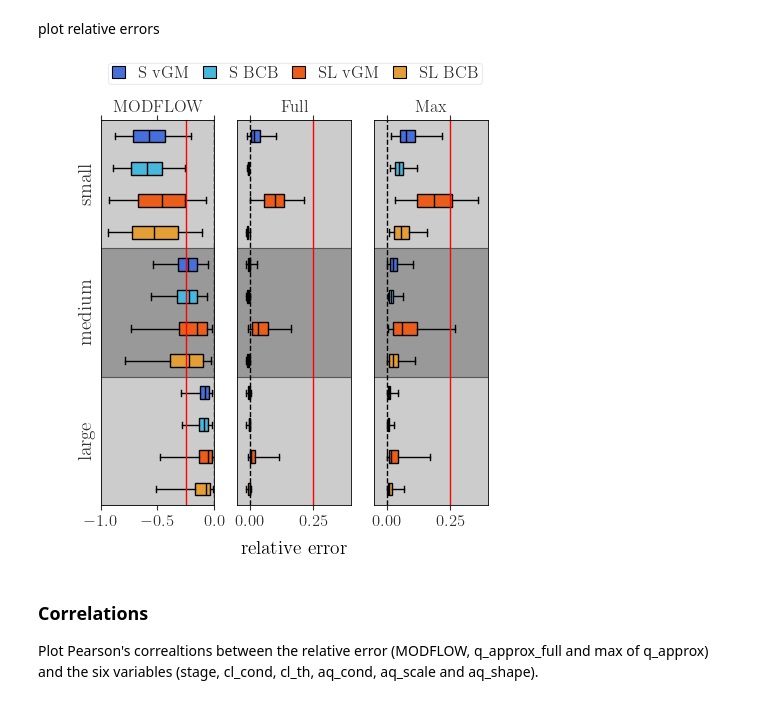
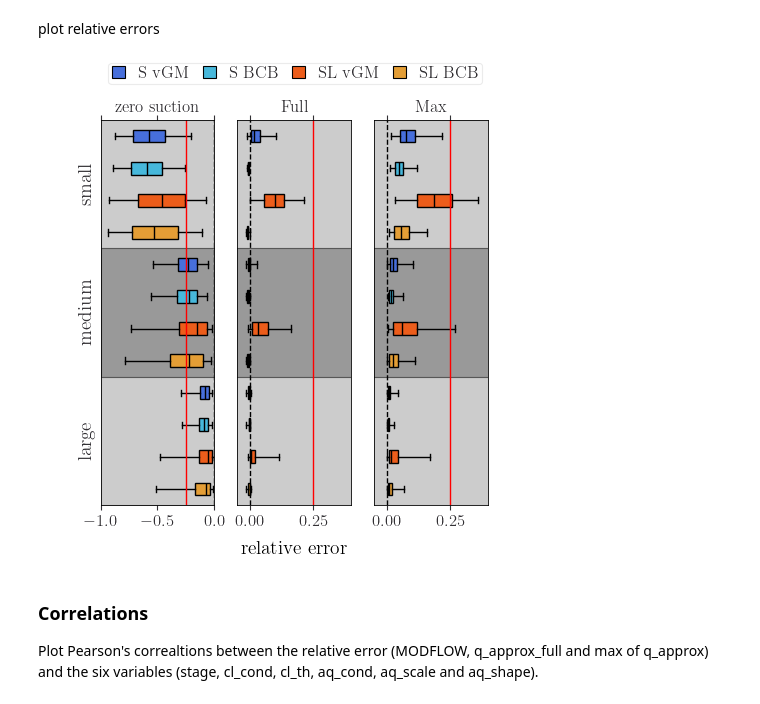
Before and after one commit to jpaccolat/seepage, a Jupyter notebook: experiments/exp4.ipynb, the cells around one changed output. Cells and saved outputs as stored; diff of their text form; code cells hidden in the pictures.

```diff
--- a/experiments/exp4.ipynb
+++ b/experiments/exp4.ipynb
@@ -172,35 +172,35 @@ axs[0].axvline(-0.25, ls='-', c='r', lw=1)
 axs[1].axvline(0.25, ls='-', c='r', lw=1)
 axs[2].axvline(0.25, ls='-', c='r', lw=1)
 
 axs[1].set_xlabel('relative error', labelpad=8)
 axs[0].set_xlim(xmin=-1, xmax=0)
 axs[1].set_xlim(xmin=-0.05, xmax=0.4)
 axs[2].set_xlim(xmin=-0.05, xmax=0.4)
 
-axs[0].set_title('MODFLOW', loc='center', fontsize=12)
+axs[0].set_title('zero suction', loc='center', fontsize=12)
 axs[1].set_title('Full', loc='center', fontsize=12)
 axs[2].set_title('Max', loc='center', fontsize=12)
 
 axs[0].text(-1.2, 6, 'small', rotation='vertical', va='center', fontsize=14)
 axs[0].text(-1.2, 4, 'medium', rotation='vertical', va='center', fontsize=14)
 axs[0].text(-1.2, 2, 'large', rotation='vertical', va='center', fontsize=14)
 
 
 
 # legend
 labels = [Patch(facecolor=c_S_vGM, edgecolor='k', label='S vGM'),
           Patch(facecolor=c_S_BCB, edgecolor='k', label='S BCB'),
           Patch(facecolor=c_SL_vGM, edgecolor='k', label='SL vGM'),
           Patch(facecolor=c_SL_BCB, edgecolor='k', label='SL BCB')]
 
 plt.legend(handles=labels,fontsize=12, handlelength=0.8, ncols=4,
            columnspacing=0.8, bbox_transform=axs[1].transAxes,
            bbox_to_anchor=(2.22, 1.17)
 )
 plt.tight_layout()
 #plt.savefig(output_path / 'rel_error.pdf')
 # %% [output]
-[figure, old version]
+[figure, new version]
 # %% [markdown]
 ### Correlations
 
```
Also changed, not shown: 2 other files.
